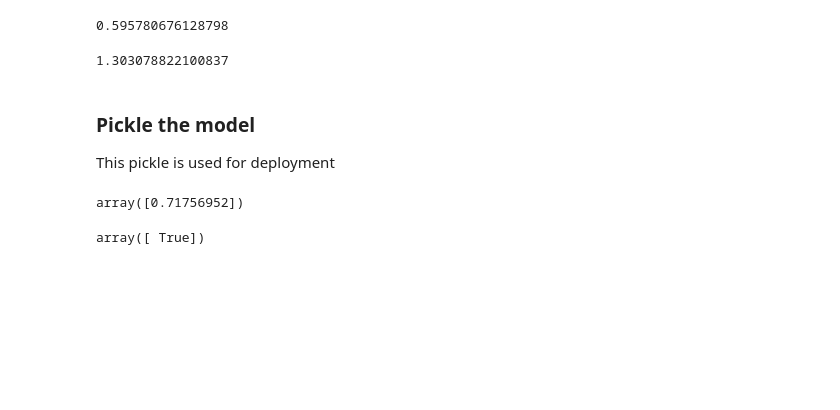
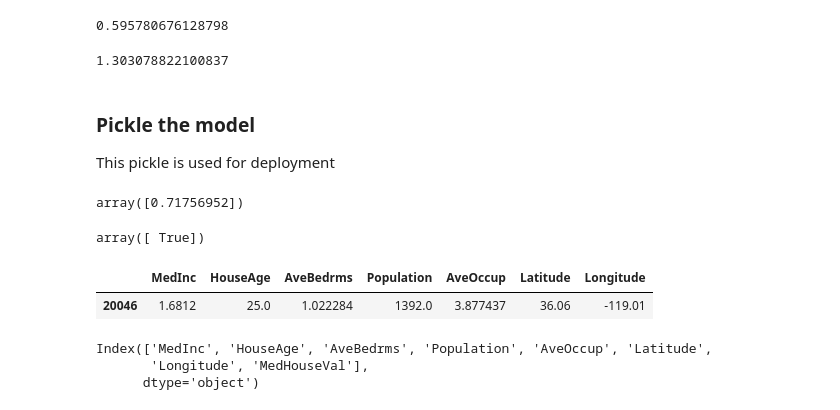
Before and after one commit to jithesh944/california_house_price_prediction_app, a Jupyter notebook: house_data_LR.ipynb, the cells around one changed output. Drawn from its saved outputs; the diff is of its cells as text; code cells hidden in the pictures; blank space fills up the shorter version.

```diff
--- a/house_data_LR.ipynb
+++ b/house_data_LR.ipynb
@@ -332,3 +333,14 @@ array([0.71756952])
 pkl_obj.predict(X_test_scalar[:1]) == linear_reg_pred[0]
 # %% [output]
 array([ True])
+# %%
+X_test[0:1]
+# %% [output]
+|  | MedInc | HouseAge | AveBedrms | Population | AveOccup | Latitude | Longitude |
+| 20046 | 1.6812 | 25.0 | 1.022284 | 1392.0 | 3.877437 | 36.06 | -119.01 |
+# %%
+california_housing_updtd_df.columns
+# %% [output]
+Index(['MedInc', 'HouseAge', 'AveBedrms', 'Population', 'AveOccup', 'Latitude',
+       'Longitude', 'MedHouseVal'],
+      dtype='object')
```
Also changed, not shown: parts of 4 cells of this notebook, 4 other files.
